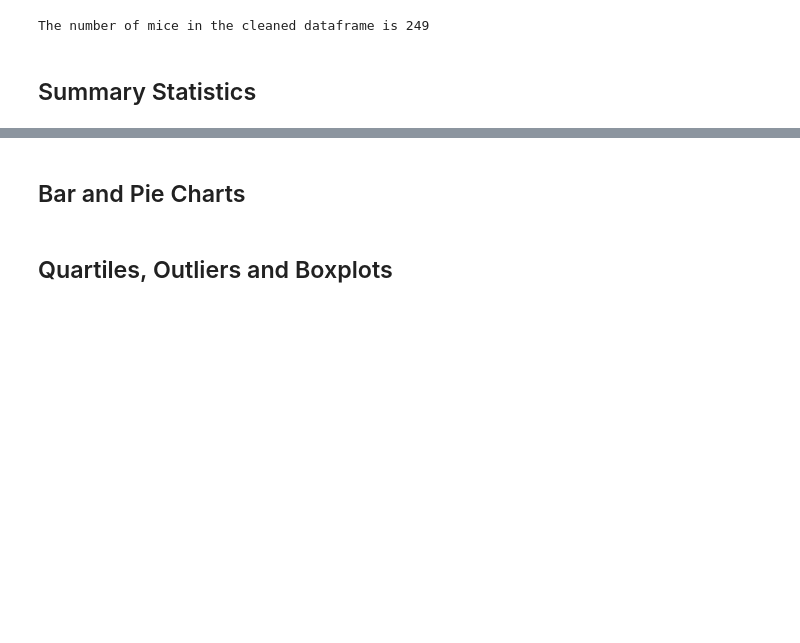
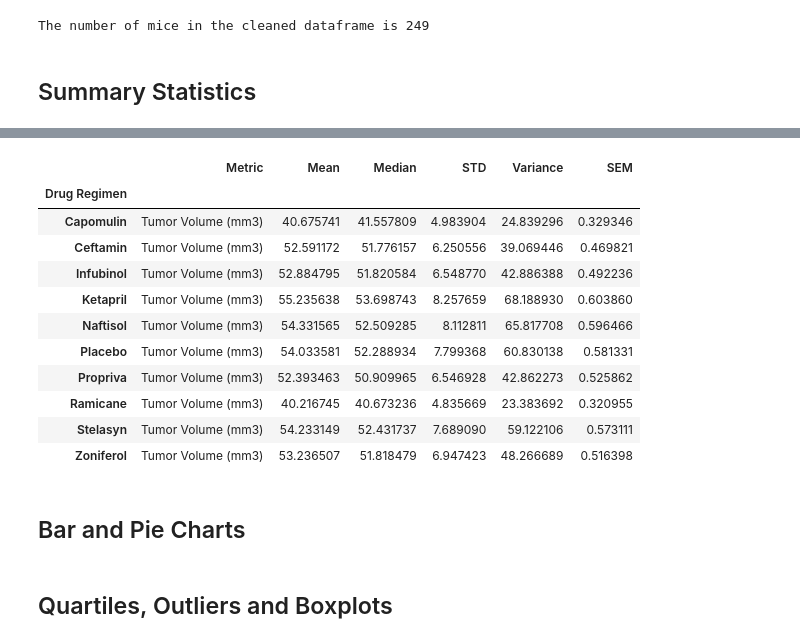
Before and after one commit to gpivaro/5_Matplotlib_Homework, a Jupyter notebook: pymaceuticals_starter.ipynb, the cells around one changed output, grey strips where cells are left out. Cells and saved outputs as stored; diff of their text form; code cells hidden in the pictures; blank space fills up the shorter version.

Commit message:
Summary Statistcs done

```diff
--- a/pymaceuticals_starter.ipynb
+++ b/pymaceuticals_starter.ipynb
@@ -149,0 +178,15 @@ The number of mice in the cleaned dataframe is 249
+# %%
+summary_list = []
+# %%
+# Use the list of drug regimen to calculate mean, media, std, var and SEM with a for loop
+for n in range(len(list_drugs)):
+    data = cleaned_df['Tumor Volume (mm3)'].loc[cleaned_df['Drug Regimen']==list_drugs[n]]
+    mean_data = np.mean(data)
+    median_data = np.median(data)
+    std_data = np.std(data)
+    var_data = np.var(data)
+    SEM = sem(data)
+    print(f"{list_drugs[n]}-> Mean:{round(mean_data,2)}, Median:{round(median_data,2)}, STD:{std_data}, Variance:{var_data}, SEM: {SEM}")
+    summary_list.append({'Drug Regimen': list_drugs[n], 'Metric': 'Tumor Volume (mm3)',
+                         'Mean': mean_data, 'Median': median_data,
+                         'STD': std_data, 'Variance': var_data, 'SEM': SEM})
@@ -150,3 +204,20 @@ The number of mice in the cleaned dataframe is 249
+# %%
+# Generate a summary statistics table of mean, median, variance, standard deviation, and SEM of the tumor volume for each regimen
+summary_statists_df = pd.DataFrame(summary_list)
+summary_statists_df.set_index(['Drug Regimen']).sort_values('Drug Regimen')
+# %% [output]
+|  | Metric | Mean | Median | STD | Variance | SEM |
+| Drug Regimen |  |  |  |  |  |  |
+| Capomulin | Tumor Volume (mm3) | 40.675741 | 41.557809 | 4.983904 | 24.839296 | 0.329346 |
+| Ceftamin | Tumor Volume (mm3) | 52.591172 | 51.776157 | 6.250556 | 39.069446 | 0.469821 |
+| Infubinol | Tumor Volume (mm3) | 52.884795 | 51.820584 | 6.548770 | 42.886388 | 0.492236 |
+| Ketapril | Tumor Volume (mm3) | 55.235638 | 53.698743 | 8.257659 | 68.188930 | 0.603860 |
+| Naftisol | Tumor Volume (mm3) | 54.331565 | 52.509285 | 8.112811 | 65.817708 | 0.596466 |
+| Placebo | Tumor Volume (mm3) | 54.033581 | 52.288934 | 7.799368 | 60.830138 | 0.581331 |
+| Propriva | Tumor Volume (mm3) | 52.393463 | 50.909965 | 6.546928 | 42.862273 | 0.525862 |
+| Ramicane | Tumor Volume (mm3) | 40.216745 | 40.673236 | 4.835669 | 23.383692 | 0.320955 |
+| Stelasyn | Tumor Volume (mm3) | 54.233149 | 52.431737 | 7.689090 | 59.122106 | 0.573111 |
+| Zoniferol | Tumor Volume (mm3) | 53.236507 | 51.818479 | 6.947423 | 48.266689 | 0.516398 |
 # %%
 # Generate a summary statistics table of mean, median, variance, standard deviation, and SEM of the tumor volume for each regimen
 
```
Also changed, not shown: parts of 4 cells of this notebook.
